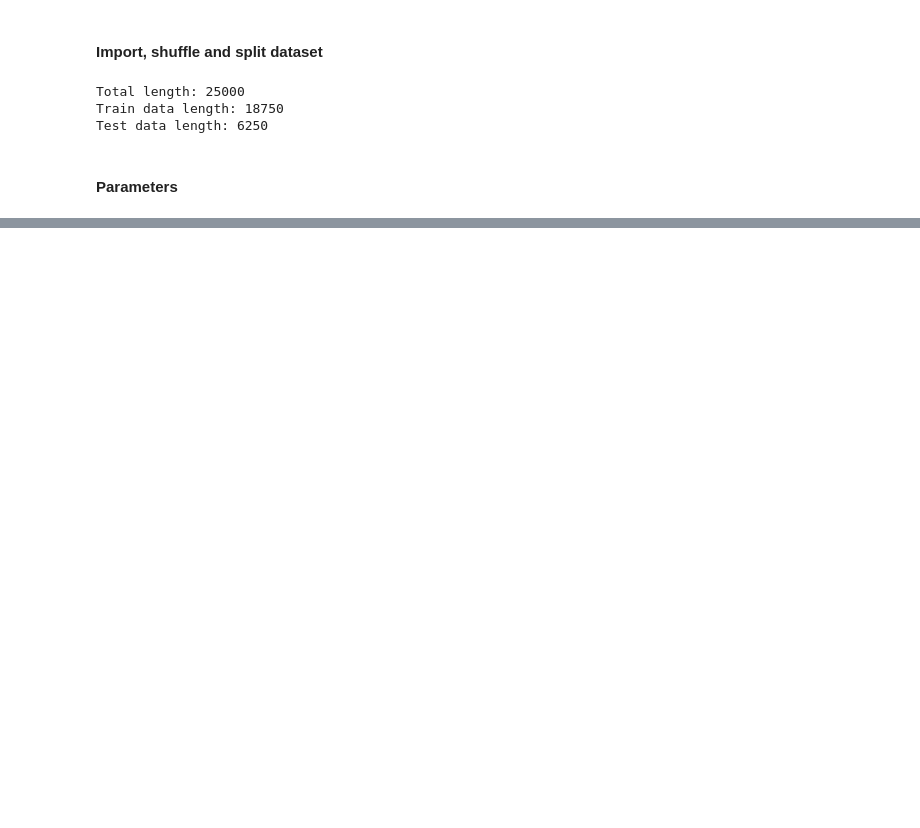
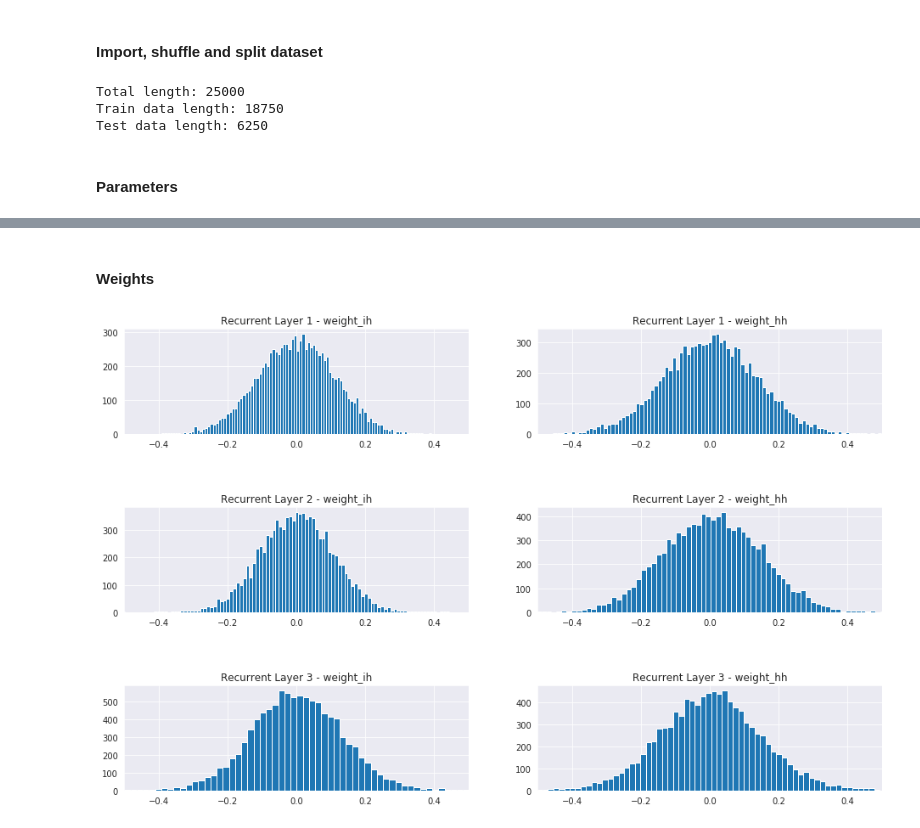
Before and after one commit to harshildarji/thesis, a Jupyter notebook: Implementations/notebooks/tanh/rnn-tanh.ipynb, the cells around one changed output, grey strips where cells are left out. Cells and saved outputs as stored; diff of their text form; code cells hidden in the pictures; blank space fills up the shorter version.

```diff
--- a/Implementations/notebooks/tanh/rnn-tanh.ipynb
+++ b/Implementations/notebooks/tanh/rnn-tanh.ipynb
@@ -93,17 +98,14 @@ def make_variables(strings, valid):
 # %%
-class RNNModel(nn.Module):
-    def __init__(self, input_size, output_size, hidden_layers : list):
-        super(RNNModel, self).__init__()
+class Model(nn.Module):
+    def __init__(self, input_size, output_size, hidden_layers: list, mode):
+        super(Model, self).__init__()
 
-        self.embedding = nn.Embedding(input_size, hidden_layers[0])
-        self.rnn = DeepRNN(hidden_layers[0], hidden_layers, mode='tanh')
-        self.fc = nn.Linear(hidden_layers[-1], output_size)
+        self.embedding = nn.Embedding(num_embeddings=input_size, embedding_dim=hidden_layers[0]).to(device)
+        self.recurrent = MaskedDeepRNN(hidden_layers[0], hidden_layers, mode=mode).to(device)
+        self.fc = nn.Linear(hidden_layers[-1], output_size).to(device)
 
     def forward(self, input):
         input = input.t()
         embedded = self.embedding(input)
-
-        output, hiddens = self.rnn(embedded)
-
-        output = self.fc(output[-1])
-        return output
+        output = self.recurrent(embedded)
+        return self.fc(output)
@@ -111,0 +112,2 @@ class RNNModel(nn.Module):
+# %%
+model = Model(INPUT_SIZE, OUTPUT_SIZE, HIDDEN_LAYERS, mode='tanh')
@@ -201,0 +247,21 @@ torch.save(classifier, './{}.pt'.format(MODEL.upper()))
+# %% [markdown]
+#### Weights
+# %%
+weights = [model.recurrent.recurrent_layers[0].weight_ih, model.recurrent.recurrent_layers[0].weight_hh,
+           model.recurrent.recurrent_layers[1].weight_ih, model.recurrent.recurrent_layers[1].weight_hh,
+           model.recurrent.recurrent_layers[2].weight_ih, model.recurrent.recurrent_layers[2].weight_hh]
+# %%
+titles = ['Recurrent Layer 1 - weight_ih', 'Recurrent Layer 1 - weight_hh',
+          'Recurrent Layer 2 - weight_ih', 'Recurrent Layer 2 - weight_hh',
+          'Recurrent Layer 3 - weight_ih', 'Recurrent Layer 3 - weight_hh']
+# %%
+plt.figure(figsize=(16, 10))
+plt.subplots_adjust(hspace=0.7)
+for i, weight in enumerate(weights):
+    plt.subplot(3,2,i+1)
+    plt.title('{}'.format(titles[i]))
+    plt.hist(weight.cpu().detach().numpy().reshape(-1), bins=100)
+    plt.xlim(-0.5, 0.5)
+plt.savefig('{}-weights.png'.format(MODEL))
+# %% [output]
+[figure, added]
```
Also changed, not shown: parts of 36 cells of this notebook, 54 other files.
